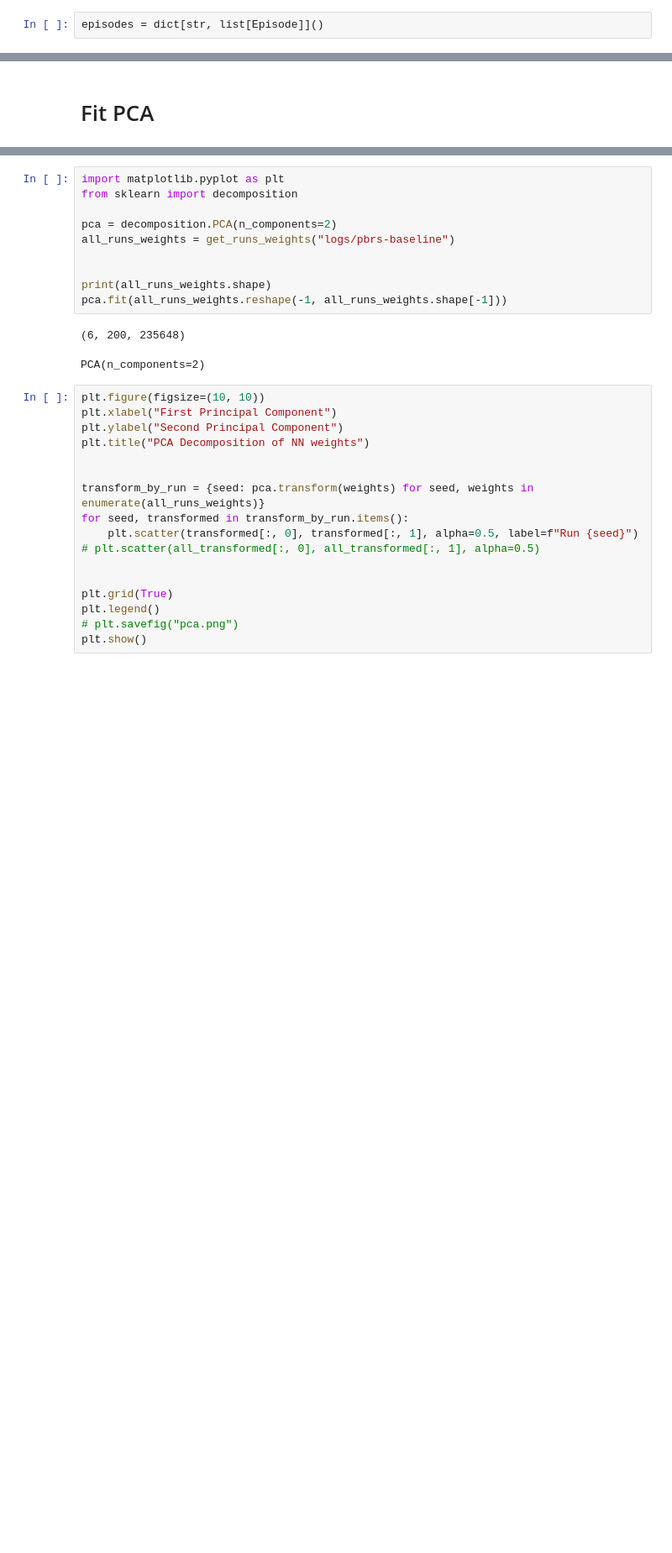
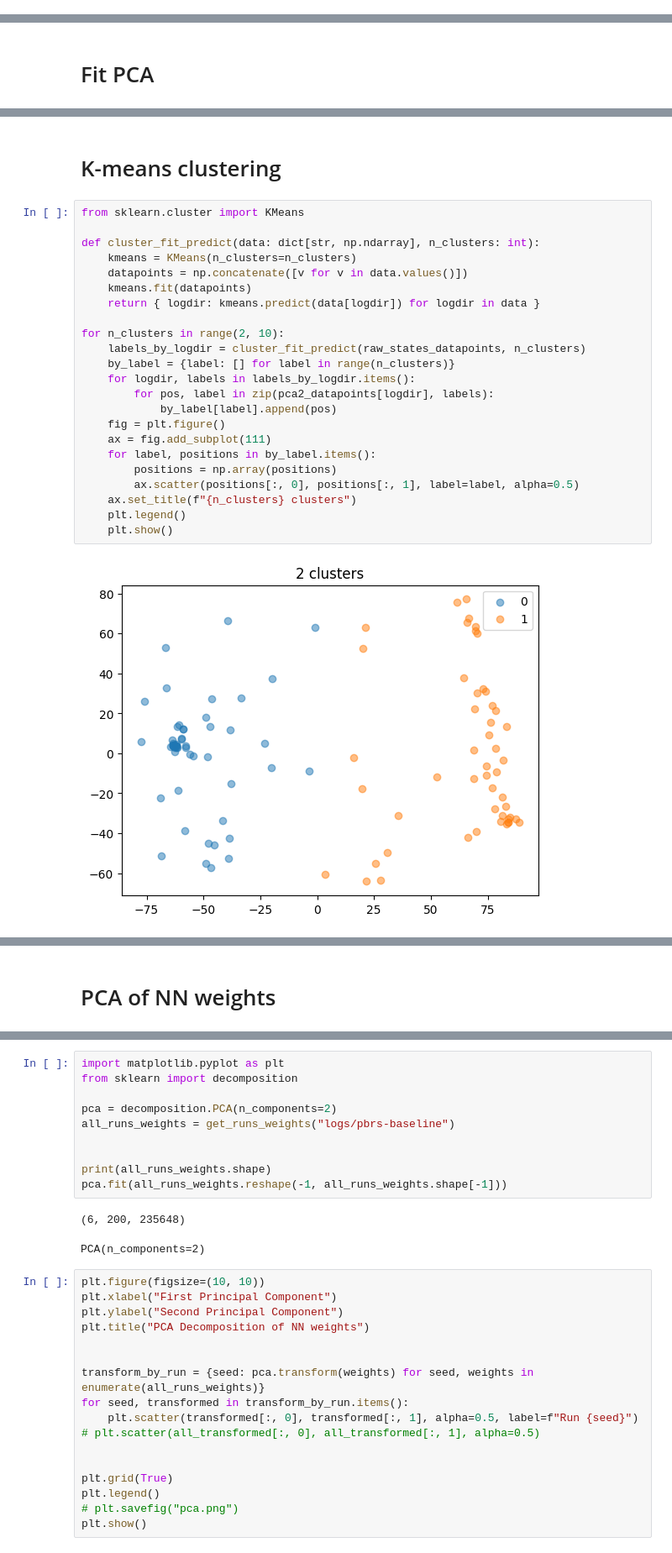
Before and after one commit to yamoling/marl, a Jupyter notebook: policy_comparisons.ipynb, the cells around one changed output, grey strips where cells are left out. Shown at 84% size. Saved outputs shown, nothing was run; the diff lists cells and outputs as text; blank space fills up the shorter version.

```diff
--- a/policy_comparisons.ipynb
+++ b/policy_comparisons.ipynb
@@ -17,4 +1,2 @@ def get_trajectories(exp: Experiment, time_step: int):
 # %% [markdown]
 # Generate trajectories
-# %%
-episodes = dict[str, list[Episode]]()
@@ -119,0 +139,27 @@ plt.show()
+# %% [markdown]
+# K-means clustering
+# %%
+from sklearn.cluster import KMeans
+
+def cluster_fit_predict(data: dict[str, np.ndarray], n_clusters: int):
+    kmeans = KMeans(n_clusters=n_clusters)
+    datapoints = np.concatenate([v for v in data.values()])
+    kmeans.fit(datapoints)
+    return { logdir: kmeans.predict(data[logdir]) for logdir in data }
+
+for n_clusters in range(2, 10):
+    labels_by_logdir = cluster_fit_predict(raw_states_datapoints, n_clusters)
+    by_label = {label: [] for label in range(n_clusters)}
+    for logdir, labels in labels_by_logdir.items():
+        for pos, label in zip(pca2_datapoints[logdir], labels):
+            by_label[label].append(pos)
+    fig = plt.figure()
+    ax = fig.add_subplot(111)
+    for label, positions in by_label.items():
+        positions = np.array(positions)
+        ax.scatter(positions[:, 0], positions[:, 1], label=label, alpha=0.5)
+    ax.set_title(f"{n_clusters} clusters")
+    plt.legend()
+    plt.show()
+# %% [output]
+[figure, added]
@@ -120,3 +173,5 @@ plt.show()
+# %% [markdown]
+# PCA of NN weights
 # %%
 import marl
 import numpy as np
```
Also changed, not shown: parts of 24 cells of this notebook, 5 other files.
